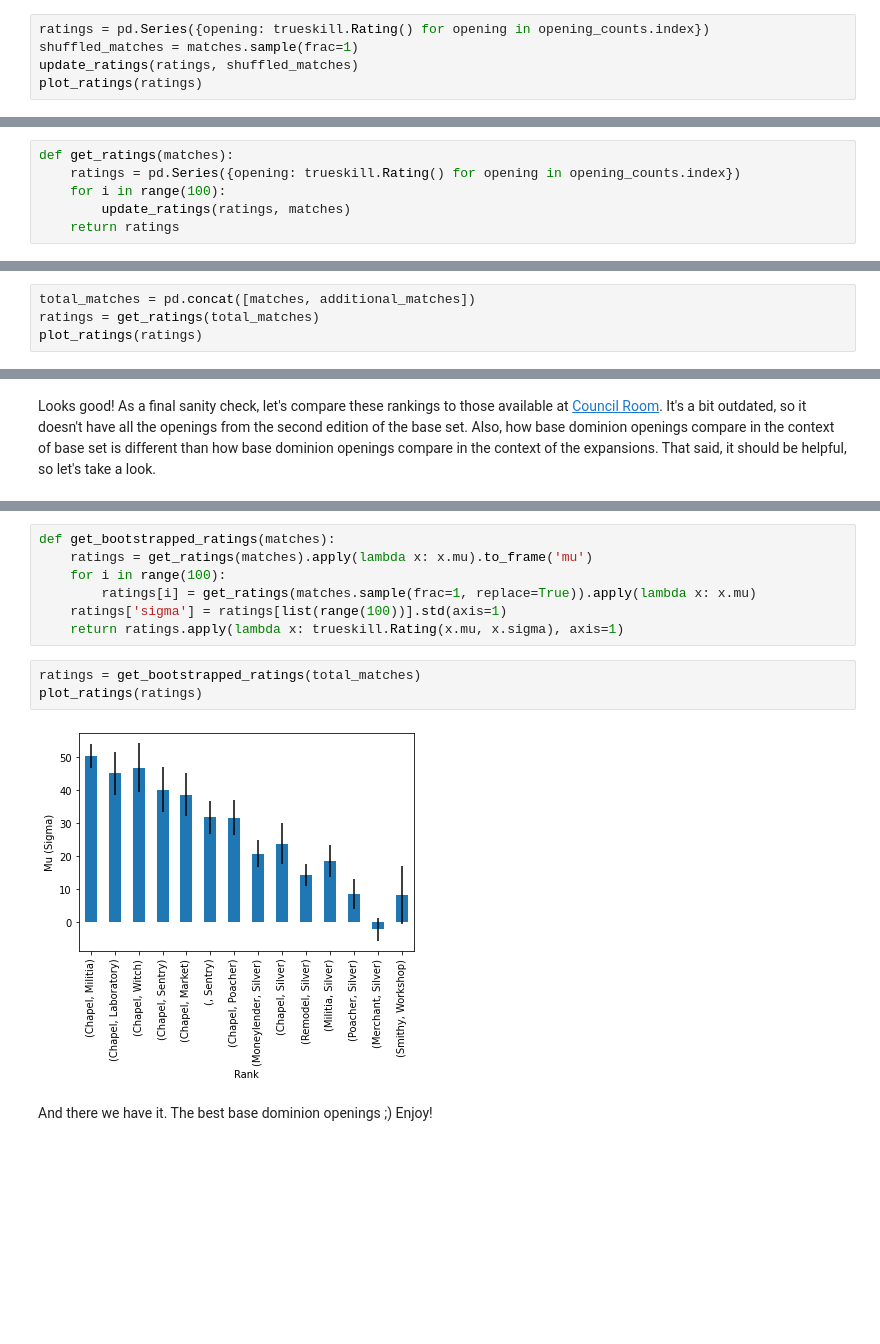
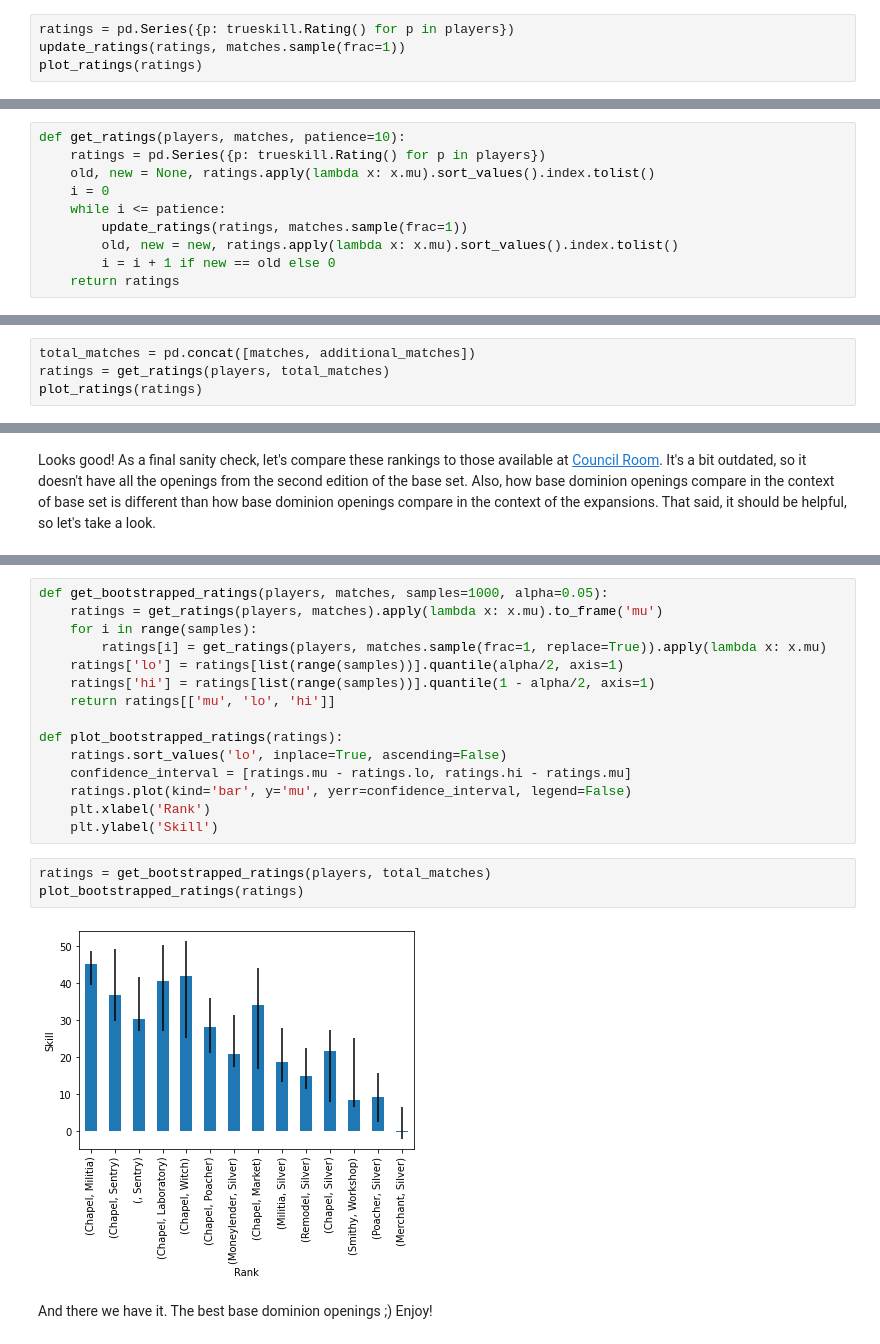
Before and after one commit to zuirod/bskull-openings, a Jupyter notebook: How to Base Dominion Opening.ipynb, the cells around one changed output, grey strips where cells are left out. Drawn from its saved outputs; the diff is of its cells as text; blank space fills up the shorter version.

```diff
--- a/How to Base Dominion Opening.ipynb
+++ b/How to Base Dominion Opening.ipynb
@@ -159,6 +187,5 @@ All right, so there is a lot of uncertainty in our rankings, which makes sense b
 # %%
-ratings = pd.Series({opening: trueskill.Rating() for opening in opening_counts.index})
-shuffled_matches = matches.sample(frac=1)
-update_ratings(ratings, shuffled_matches)
+ratings = pd.Series({p: trueskill.Rating() for p in players})
+update_ratings(ratings, matches.sample(frac=1))
 plot_ratings(ratings)
 # %% [output]
@@ -166,9 +193,13 @@ plot_ratings(ratings)
 # %% [markdown]
 This happens because the first couple updates are relatively uninformed. For example, if you beat a strong player before the rating system knows that player is strong, then the rating system may underestimate your skill. We can solve this problem by updating the ratings with the same set of matches several times until the rankings stabilize. This will give us a more accurate estimate of skill, but this solution isn't perfect. It will artificially reduce our estimate of the uncertainty. This is somewhat compensated by the fact that Burning Skull picking one opening over another is a strong indication of that opening being better. That said, we can certainly get more accurate estimates of uncertainty through a method known as the [empirical bootstrap](https://ocw.mit.edu/courses/mathematics/18-05-introduction-to-probability-and-statistics-spring-2014/readings/MIT18_05S14_Reading24.pdf), which involves repeating our procedure several times with random samples of our dataset. However, it is more computationally expensive, so let's get to that later.
 # %%
-def get_ratings(matches):
-    ratings = pd.Series({opening: trueskill.Rating() for opening in opening_counts.index})
-    for i in range(100):
-        update_ratings(ratings, matches)
+def get_ratings(players, matches, patience=10):
+    ratings = pd.Series({p: trueskill.Rating() for p in players})
+    old, new = None, ratings.apply(lambda x: x.mu).sort_values().index.tolist()
+    i = 0
+    while i <= patience:
+        update_ratings(ratings, matches.sample(frac=1))
+        old, new = new, ratings.apply(lambda x: x.mu).sort_values().index.tolist()
+        i = i + 1 if new == old else 0
     return ratings
 # %%
@@ -212,6 +243,6 @@ additional_matches
 We have 16 additional matches, which brings our total to 65. Let's see how they affect the rankings.
 # %%
 total_matches = pd.concat([matches, additional_matches])
-ratings = get_ratings(total_matches)
+ratings = get_ratings(players, total_matches)
 plot_ratings(ratings)
 # %% [output]
@@ -239,14 +270,22 @@ We've made it this far. Only one loose end left to tie up: the uncertainties. Ou
 # %%
-def get_bootstrapped_ratings(matches):
-    ratings = get_ratings(matches).apply(lambda x: x.mu).to_frame('mu')
-    for i in range(100):
-        ratings[i] = get_ratings(matches.sample(frac=1, replace=True)).apply(lambda x: x.mu)
-    ratings['sigma'] = ratings[list(range(100))].std(axis=1)
-    return ratings.apply(lambda x: trueskill.Rating(x.mu, x.sigma), axis=1)
+def get_bootstrapped_ratings(players, matches, samples=1000, alpha=0.05):
+    ratings = get_ratings(players, matches).apply(lambda x: x.mu).to_frame('mu')
+    for i in range(samples):
+        ratings[i] = get_ratings(players, matches.sample(frac=1, replace=True)).apply(lambda x: x.mu)
+    ratings['lo'] = ratings[list(range(samples))].quantile(alpha/2, axis=1)
+    ratings['hi'] = ratings[list(range(samples))].quantile(1 - alpha/2, axis=1)
+    return ratings[['mu', 'lo', 'hi']]
+
+def plot_bootstrapped_ratings(ratings):
+    ratings.sort_values('lo', inplace=True, ascending=False)
+    confidence_interval = [ratings.mu - ratings.lo, ratings.hi - ratings.mu]
+    ratings.plot(kind='bar', y='mu', yerr=confidence_interval, legend=False)
+    plt.xlabel('Rank')
+    plt.ylabel('Skill')
 # %%
-ratings = get_bootstrapped_ratings(total_matches)
-plot_ratings(ratings)
+ratings = get_bootstrapped_ratings(players, total_matches)
+plot_bootstrapped_ratings(ratings)
 # %% [output]
-[figure, old version]
+[figure, new version]
 # %% [markdown]
 And there we have it. The best base dominion openings ;) Enjoy!
```
Also changed, not shown: parts of 25 cells of this notebook.
